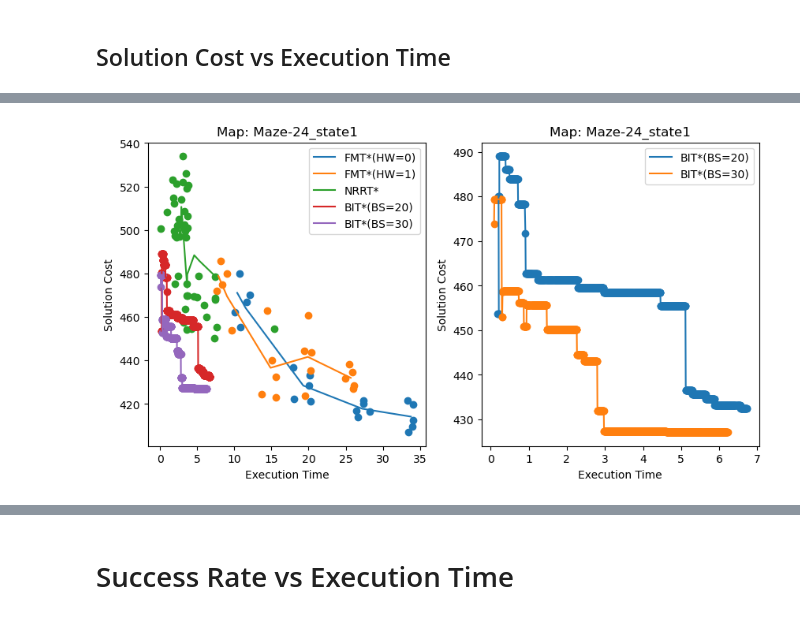
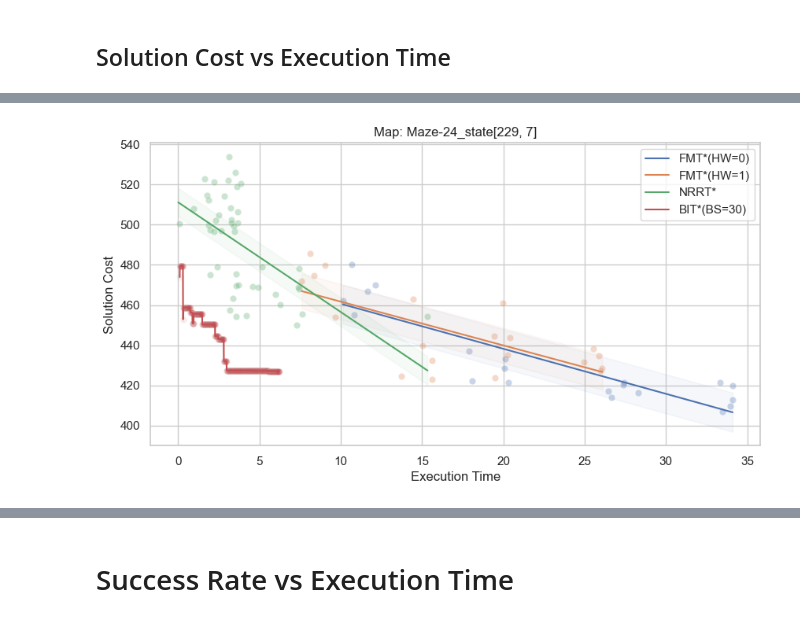
Before and after one commit to SumantBagri/Sampling-Based-Asymptotically-Optimal-Path-Planning-Algorithms, a Jupyter notebook: src/results.ipynb, the cells around one changed output, grey strips where cells are left out. Cells and saved outputs as stored; diff of their text form; code cells hidden in the pictures.

```diff
--- a/src/results.ipynb
+++ b/src/results.ipynb
@@ -28,9 +29,15 @@ MODE = 'evaluation'
 HW = cfg["fmt"]["heuristic_weights"] # FMT* specific (DONT CHANGE!)
 # %%
 dlist = []
+# for hw in HW:
+#     CSVOperator = PathPlanningCSVOperator(ALG, MODE, f'_hw_{hw}')
+#     df = pd.read_csv(CSVOperator.fpath)
+#     df["Any Path Found"] = df["Any Path Found"].astype('int')
+#     dlist.append(df)
+
 for hw in HW:
-    CSVOperator = PathPlanningCSVOperator(ALG, MODE, f'_hw_{hw}')
-    df = pd.read_csv(CSVOperator.fpath)
+    path = './fmt/output/evaluation/fmt_evaluation_hw_{}_results.csv'.format(hw)
+    df = pd.read_csv(path)
     df["Any Path Found"] = df["Any Path Found"].astype('int')
     dlist.append(df)
 # %% [markdown]
@@ -91,7 +98,7 @@ f.add_subplot(2,3,6)
 
 # Maps
 for i in range(7):
-    map_path = cfg['maps'][f'map{cfg["map_idxs"][i]-1}']["path"]
+    map_path = cfg[z'maps'][f'map{cfg["map_idxs"][i]-1}']["path"]
     # read the image
     im = Image.open(map_path)
     # show image
@@ -106,49 +113,70 @@ f.savefig('results/MapsGridPlot.png',bbox_inches='tight')
 # %% [markdown]
 ## Solution Cost vs Execution Time
 # %%
+sns.set_theme(style="whitegrid")
+
 for idx in dlist[0]["Map Id"].unique():
     for j, sp in enumerate(dlist[0][dlist[0]["Map Id"] == idx]["Start Point"].unique()):
-        fig, ax = plt.subplots(1, 2, figsize=(10,5))
-        ax[0].set_xlabel("Execution Time")
-        ax[0].set_ylabel("Solution Cost")
-        ax[0].set_title(f"Map: {MAPS[idx]}-{idx}_state{j}")
-        ax[1].set_xlabel("Execution Time")
-        ax[1].set_ylabel("Solution Cost")
-        ax[1].set_title(f"Map: {MAPS[idx]}-{idx}_state{j}")
-        # FMT*
+        fig, ax = plt.subplots(1, 1, figsize=(10, 5))
+        col = sns.color_palette()
+        ax.set_xlabel("Execution Time")
+        ax.set_ylabel("Solution Cost")
+        ax.set_title(f"Map: {MAPS[idx]}-{idx}_state{sp}")
+
         for i, ddf in enumerate(dlist):
             mapi_data = ddf[(ddf["Map Id"] == idx) & (ddf["Start Point"] == sp) & (ddf["Any Path Found"])]
             scatterdf = mapi_data[["Timestep", "Current Path Cost"]]
-            linedf = mapi_data[["Timestep", "Current Path Cost", "Batch Size"]].groupby(["Batch Size"]).mean()
 
-            ax[0].scatter(scatterdf["Timestep"], scatterdf["Current Path Cost"])
-            ax[0].plot(linedf["Timestep"], linedf["Current Path Cost"], label=f"FMT*(HW={HW[i]})")
+            if sp != "[93, 71]":
+                # fit trendline
+                xp = np.linspace(min(scatterdf["Timestep"]), max(scatterdf['Timestep']), 100)
+                z = np.polyfit(scatterdf['Timestep'], scatterdf['Current Path Cost'], 1)
+                p = np.poly1d(z)
+                q = pd.DataFrame({"Timestep": xp, "Current Path Cost": p(xp)})
+
+                # 95% CI
+                sigma = 2 * np.std(scatterdf["Current Path Cost"].astype("float"))/np.sqrt(len(scatterdf))
+                lb = q["Current Path Cost"] - sigma
+                ub = q["Current Path Cost"] + sigma
+
+                # plot
+                sns.scatterplot(data=scatterdf, x="Timestep", y="Current Path Cost", alpha=0.3, ax=ax, color=col[i])
+                sns.lineplot(data=q, x="Timestep" ,y='Current Path Cost', label=f"FMT*(HW={HW[i]})", ax=ax, color=col[i])
+                ax.fill_between(q["Timestep"], lb, ub, alpha=0.05, color=col[i])
 
         # NRRT
-        curr_df = nrrt_df[(nrrt_df["Map Id"] == idx) & (nrrt_df["Start Point"] == sp) & nrrt_df["Any Path Found"]]
-        s_df = curr_df[["Timestep", "Current Path Cost"]]
-        l_df = curr_df[["Timestep", "Current Path Cost", "Batch Size"]].groupby(["Batch Size"]).mean()
-        l_df = l_df.sort_values("Timestep")
-        ax[0].scatter(s_df["Timestep"], s_df["Current Path Cost"])
-        ax[0].plot(l_df["Timestep"], l_df["Current Path Cost"], label="NRRT*")
+        mapi_data = nrrt_df[(nrrt_df["Map Id"] == idx) & (nrrt_df["Start Point"] == sp) & nrrt_df["Any Path Found"]]
+        scatterdf = mapi_data[["Timestep", "Current Path Cost"]]
 
+        if sp != "[93, 71]":
+            # fit trendline
+            xp = np.linspace(0, max(scatterdf['Timestep']), 100)
+            z = np.polyfit(scatterdf['Timestep'], scatterdf['Current Path Cost'], 1)
+            p = np.poly1d(z)
+            q = pd.DataFrame({"Timestep": xp, "Current Path Cost": p(xp)})
 
-        # BIT* - BS 20
-        for i in range(2):
-            mapi_data = bitdf1[(bitdf1["Map Id"] == idx) & (bitdf1["Start Point"] == sp) & (bitdf1["Any Path Found"])]
-            plotdf = mapi_data[["Timestep", "Current Path Cost", "Iteration"]].groupby("Iteration").mean()
-            ax[i].scatter(plotdf["Timestep"], plotdf["Current Path Cost"])
-            ax[i].plot(plotdf["Timestep"], plotdf["Current Path Cost"], label="BIT*(BS=20)")
-            ax[i].legend(loc='upper right')
+            # 95% CI
+            sigma = 2 * np.std(scatterdf["Current Path Cost"])/np.sqrt(len(scatterdf))
+            lb = q["Current Path Cost"] - sigma
+            ub = q["Current Path Cost"] + sigma
+
+            # plot
+            sns.scatterplot(data=scatterdf, x="Timestep", y="Current Path Cost", alpha=0.3, ax=ax, color=col[2])
+            sns.lineplot(data=q, x="Timestep" ,y='Current Path Cost', label="NRRT*", ax=ax, color=col[2])
+            ax.fill_between(q["Timestep"], lb, ub, alpha=0.05, color=col[2])
+
         # BIT* - BS 30
-        for i in range(2):
-            mapi_data = bitdf2[(bitdf2["Map Id"] == idx) & (bitdf2["Start Point"] == sp) & (bitdf2["Any Path Found"])]
-            plotdf = mapi_data[["Timestep", "Current Path Cost", "Iteration"]].groupby("Iteration").mean()
-            ax[i].scatter(plotdf["Timestep"], plotdf["Current Path Cost"])
-            ax[i].plot(plotdf["Timestep"], plotdf["Current Path Cost"], label="BIT*(BS=30)")
-            ax[i].legend(loc='upper right')
+        mapi_data = bitdf2[(bitdf2["Map Id"] == idx) & (bitdf2["Start Point"] == sp) & (bitdf2["Any Path Found"])]
+        plotdf = mapi_data[["Timestep", "Current Path Cost", "Iteration"]].groupby("Iteration").mean()
 
+        sigma = 2 * np.std(plotdf["Current Path Cost"])/np.sqrt(len(plotdf))
+        lb = plotdf["Current Path Cost"] - sigma
+        ub = plotdf["Current Path Cost"] + sigma
 
+        sns.scatterplot(data=plotdf, x="Timestep", y='Current Path Cost', alpha=0.05, ax=ax, color=col[3])
+        sns.lineplot(data=plotdf, x="Timestep", y='Current Path Cost', label="BIT*(BS=30)", ax=ax, color=col[3])
+        ax.fill_between(plotdf["Timestep"], lb, ub, alpha=0.05, color=col[3])
+        ax.legend(loc='upper right')
 
         # Save plot
         # fig.savefig(f"results/scVet_{MAPS[idx]}-{idx}_state{j}.png", bbox_inches="tight")
@@ -165 +194 @@ for idx in dlist[0]["Map Id"].unique():
-[figure, old version]
+[figure, new version]
```
Also changed, not shown: parts of 5 cells of this notebook.
